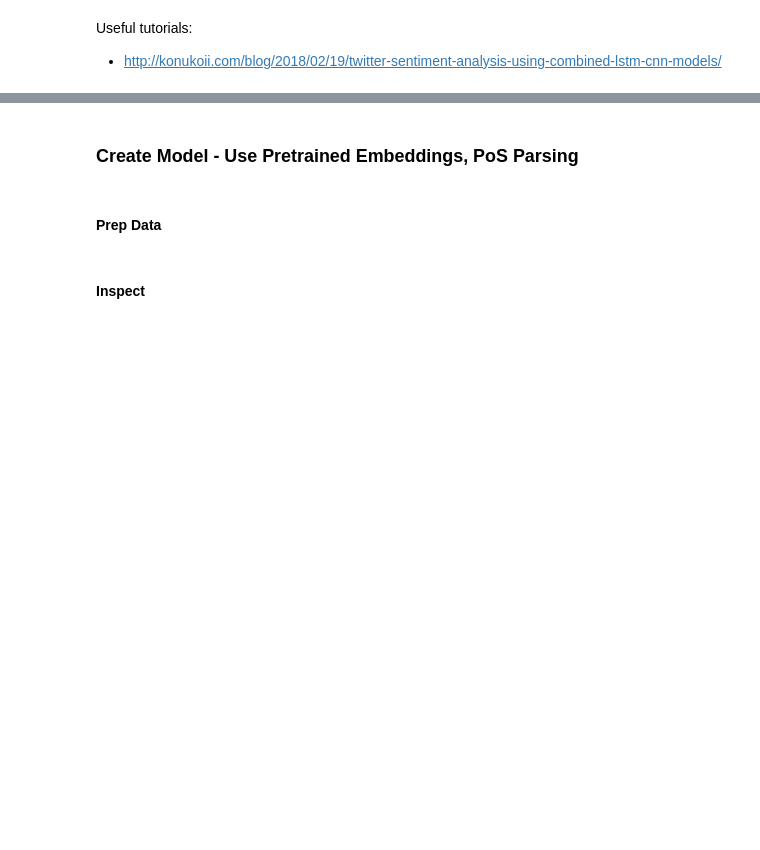
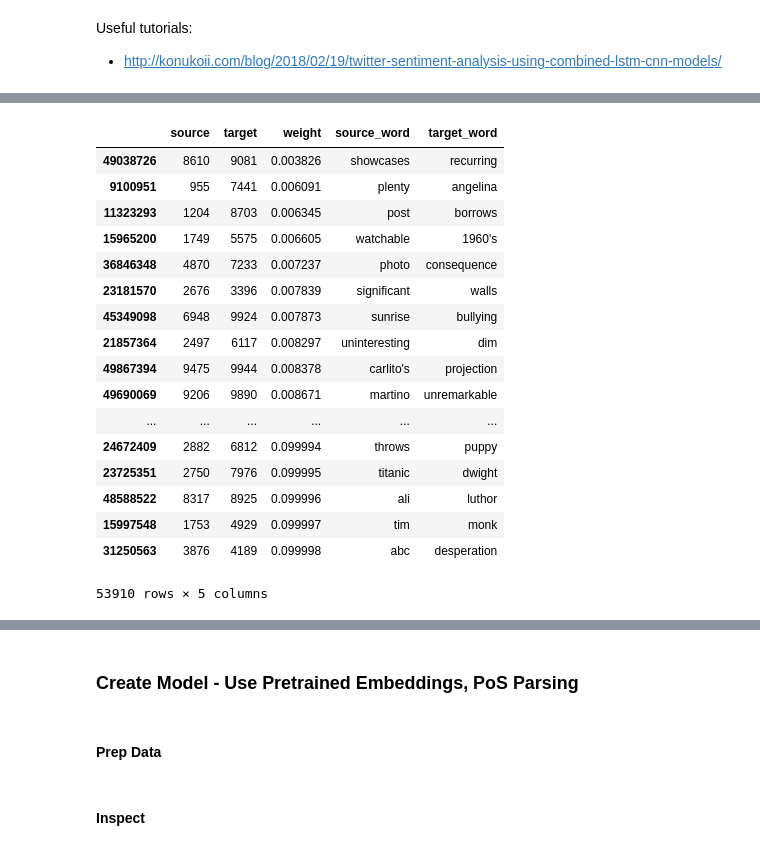
Before and after one commit to smfullman/text_utils, a Jupyter notebook: 03_sequential_models.ipynb, the cells around one changed output, grey strips where cells are left out. Drawn from its saved outputs; the diff is of its cells as text; code cells hidden in the pictures; blank space fills up the shorter version.

```diff
--- a/03_sequential_models.ipynb
+++ b/03_sequential_models.ipynb
@@ -163,0 +288,21 @@ Useful tutorials:
+# %%
+df_x_edge.sort_values(by='weight')
+# %% [output]
+|  | source | target | weight | source_word | target_word |
+| 49038726 | 8610 | 9081 | 0.003826 | showcases | recurring |
+| 9100951 | 955 | 7441 | 0.006091 | plenty | angelina |
+| 11323293 | 1204 | 8703 | 0.006345 | post | borrows |
+| 15965200 | 1749 | 5575 | 0.006605 | watchable | 1960's |
+| 36846348 | 4870 | 7233 | 0.007237 | photo | consequence |
+| 23181570 | 2676 | 3396 | 0.007839 | significant | walls |
+| 45349098 | 6948 | 9924 | 0.007873 | sunrise | bullying |
+| 21857364 | 2497 | 6117 | 0.008297 | uninteresting | dim |
+| 49867394 | 9475 | 9944 | 0.008378 | carlito's | projection |
+| 49690069 | 9206 | 9890 | 0.008671 | martino | unremarkable |
+| ... | ... | ... | ... | ... | ... |
+| 24672409 | 2882 | 6812 | 0.099994 | throws | puppy |
+| 23725351 | 2750 | 7976 | 0.099995 | titanic | dwight |
+| 48588522 | 8317 | 8925 | 0.099996 | ali | luthor |
+| 15997548 | 1753 | 4929 | 0.099997 | tim | monk |
+| 31250563 | 3876 | 4189 | 0.099998 | abc | desperation |
+53910 rows × 5 columns
```
Also changed, not shown: parts of 54 cells of this notebook, 4 other files.
